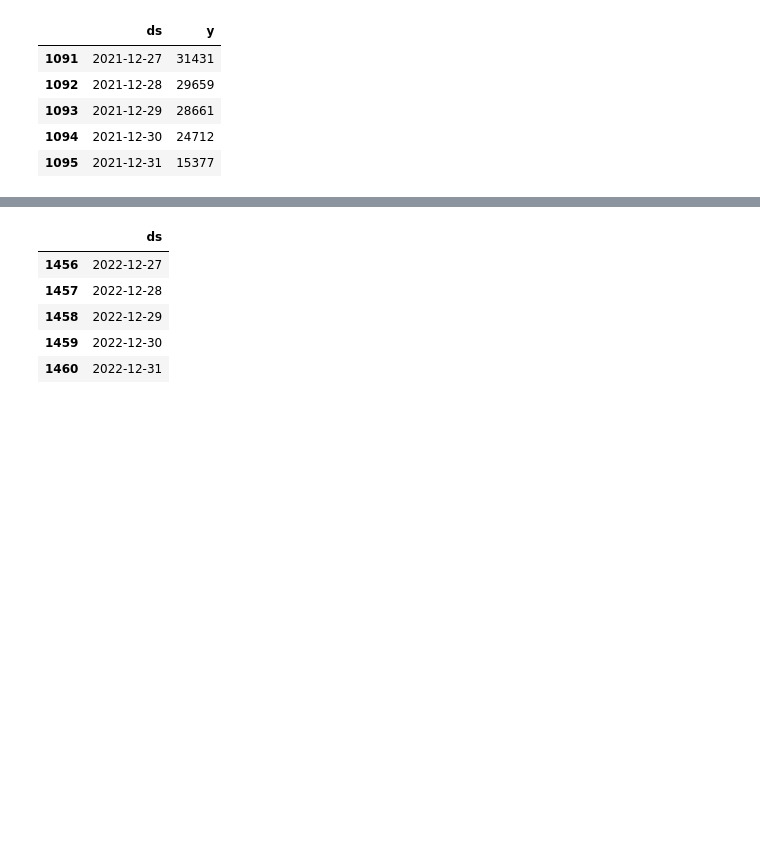
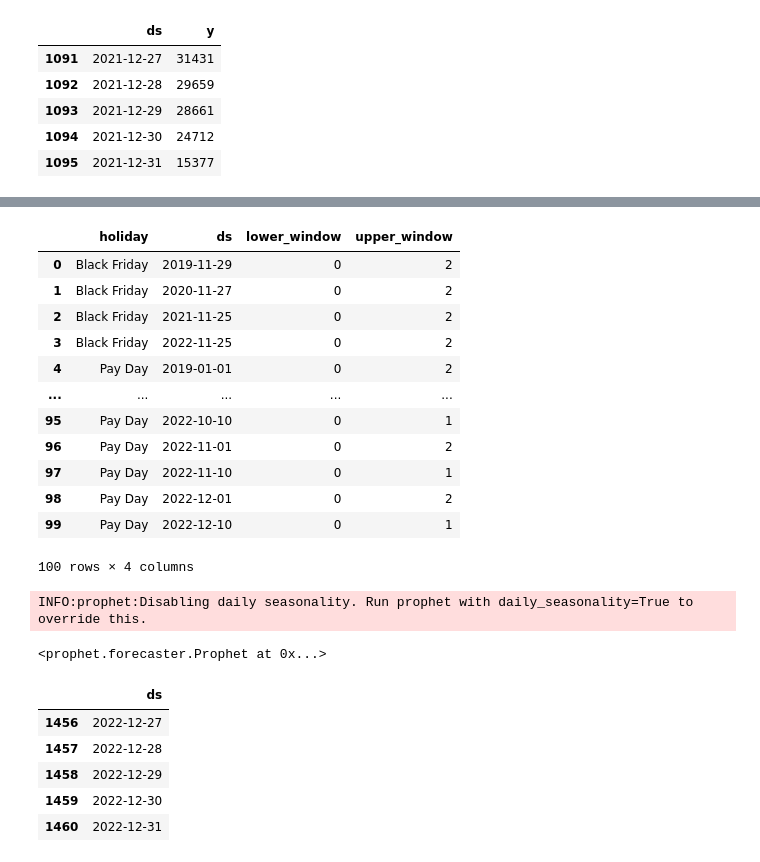
Before and after one commit to adrian-pasek-prv/timeseries-forecasting, a Jupyter notebook: Prophet.ipynb, the cells around one changed output, grey strips where cells are left out. Drawn from its saved outputs; the diff is of its cells as text; code cells hidden in the pictures; blank space fills up the shorter version.

```diff
--- a/Prophet.ipynb
+++ b/Prophet.ipynb
@@ -61,3 +77,30 @@ dtype: object
+# %%
+# Declare final holiday dataframe by concatenating black_fridays and paydays
+
+holidays = pd.concat(objs=[black_fridays, paydays], axis=0, ignore_index=True)
+holidays
+# %% [output]
+|  | holiday | ds | lower_window | upper_window |
+| 0 | Black Friday | 2019-11-29 | 0 | 2 |
+| 1 | Black Friday | 2020-11-27 | 0 | 2 |
+| 2 | Black Friday | 2021-11-25 | 0 | 2 |
+| 3 | Black Friday | 2022-11-25 | 0 | 2 |
+| 4 | Pay Day | 2019-01-01 | 0 | 2 |
+| ... | ... | ... | ... | ... |
+| 95 | Pay Day | 2022-10-10 | 0 | 1 |
+| 96 | Pay Day | 2022-11-01 | 0 | 2 |
+| 97 | Pay Day | 2022-11-10 | 0 | 1 |
+| 98 | Pay Day | 2022-12-01 | 0 | 2 |
+| 99 | Pay Day | 2022-12-10 | 0 | 1 |
+100 rows × 4 columns
+# %%
+# Initialize and fit Prophet model with holidays parameter
+prophet = Prophet(holidays=holidays)
+prophet.add_country_holidays(country_name='DE')
+prophet.fit(df)
+# %% [output]
+INFO:prophet:Disabling daily seasonality. Run prophet with daily_seasonality=True to override this.
+<prophet.forecaster.Prophet at 0x...>
 # %%
 # Declare future timeline
 
```
Also changed, not shown: parts of 11 cells of this notebook.
